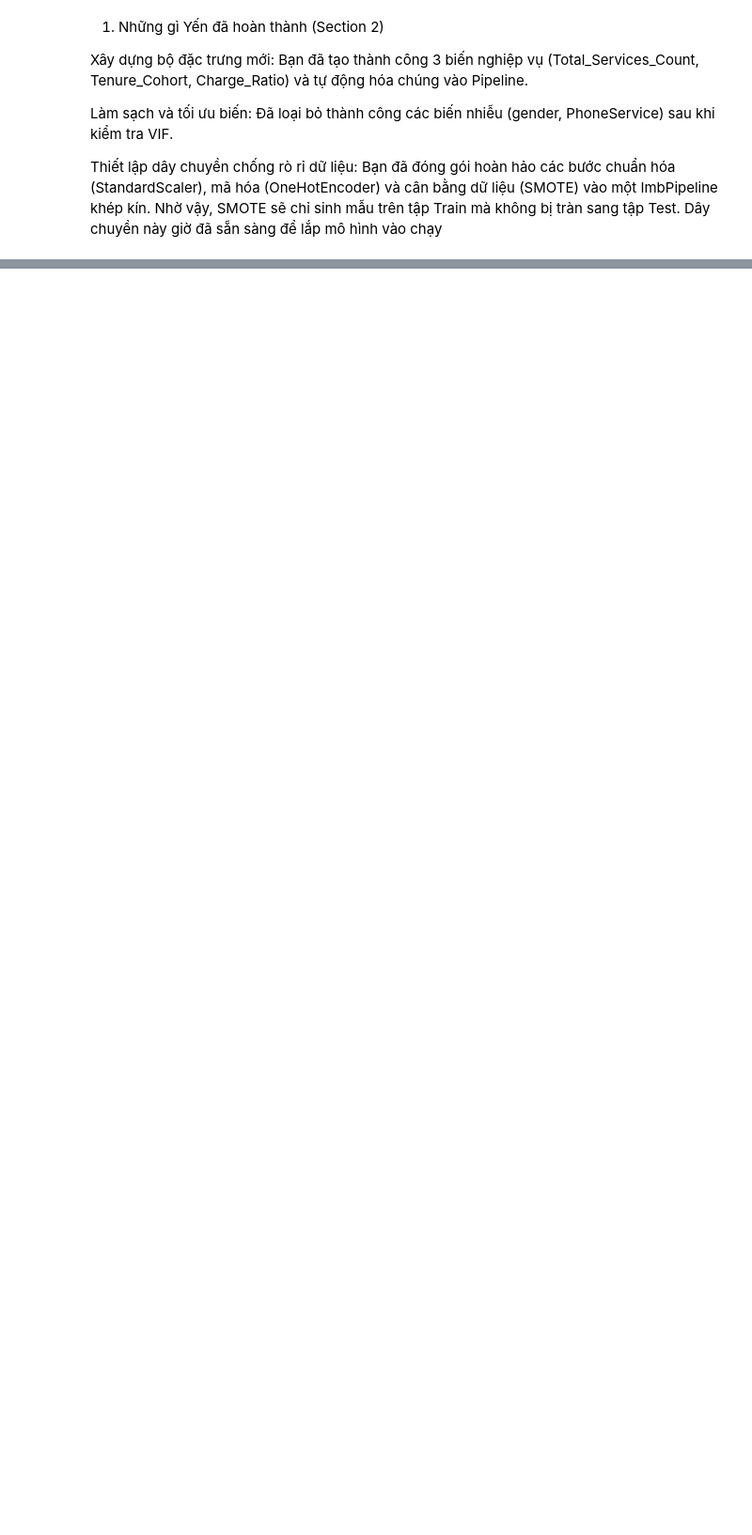
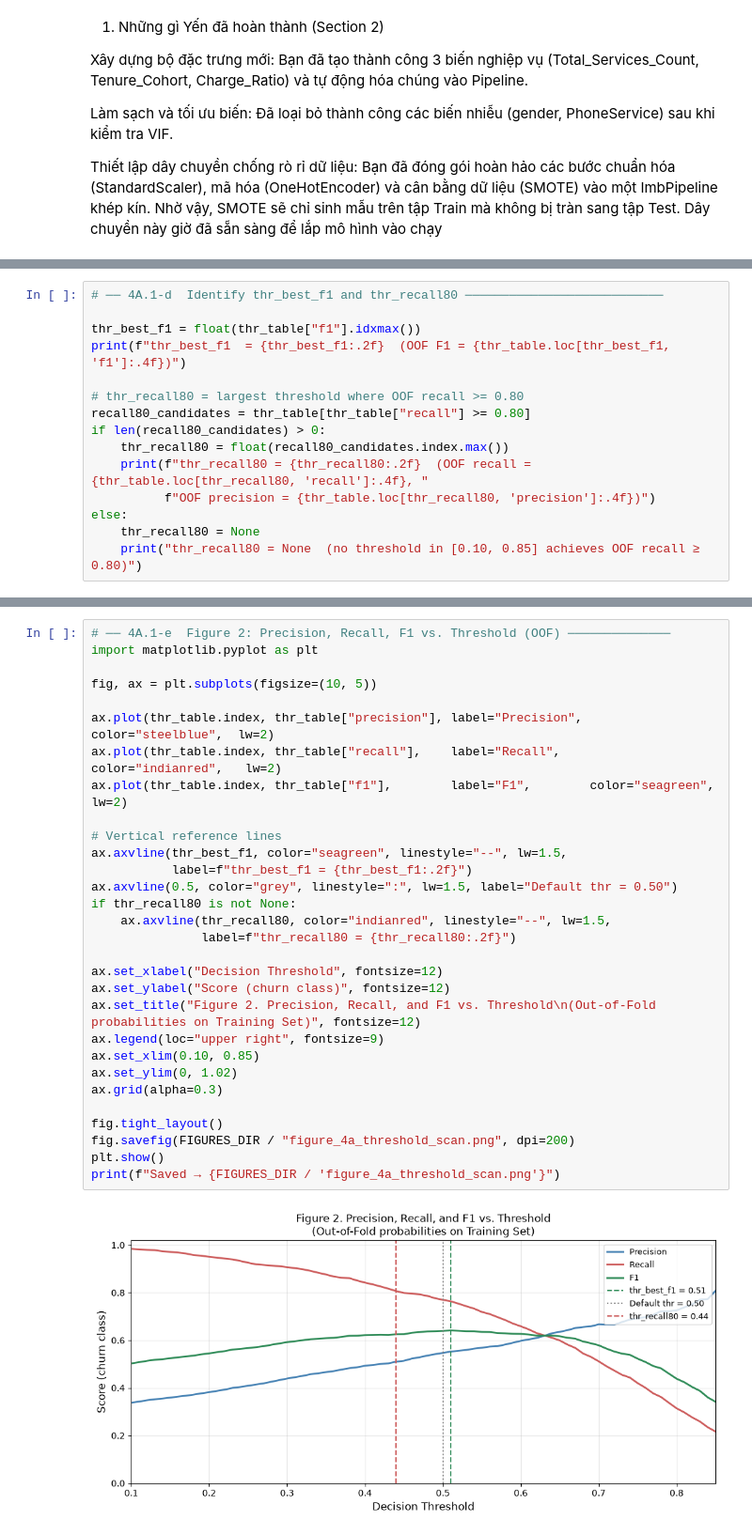
Before and after one commit to nhnminh1409/DS66B_group_11, a Jupyter notebook: master_churn_prediction.ipynb, the cells around one changed output, grey strips where cells are left out. Shown at 94% size. Saved outputs shown, nothing was run; the diff lists cells and outputs as text; blank space fills up the shorter version.

```diff
--- a/master_churn_prediction.ipynb
+++ b/master_churn_prediction.ipynb
@@ -673,0 +1507,15 @@ Thiết lập dây chuyền chống rò rỉ dữ liệu: Bạn đã đóng gói
+# %%
+# ── 4A.1-d  Identify thr_best_f1 and thr_recall80 ───────────────────────────
+
+thr_best_f1 = float(thr_table["f1"].idxmax())
+print(f"thr_best_f1  = {thr_best_f1:.2f}  (OOF F1 = {thr_table.loc[thr_best_f1, 'f1']:.4f})")
+
+# thr_recall80 = largest threshold where OOF recall >= 0.80
+recall80_candidates = thr_table[thr_table["recall"] >= 0.80]
+if len(recall80_candidates) > 0:
+    thr_recall80 = float(recall80_candidates.index.max())
+    print(f"thr_recall80 = {thr_recall80:.2f}  (OOF recall = {thr_table.loc[thr_recall80, 'recall']:.4f}, "
+          f"OOF precision = {thr_table.loc[thr_recall80, 'precision']:.4f})")
+else:
+    thr_recall80 = None
+    print("thr_recall80 = None  (no threshold in [0.10, 0.85] achieves OOF recall ≥ 0.80)")
@@ -673,0 +1525,32 @@ Thiết lập dây chuyền chống rò rỉ dữ liệu: Bạn đã đóng gói
+# %%
+# ── 4A.1-e  Figure 2: Precision, Recall, F1 vs. Threshold (OOF) ──────────────
+import matplotlib.pyplot as plt
+
+fig, ax = plt.subplots(figsize=(10, 5))
+
+ax.plot(thr_table.index, thr_table["precision"], label="Precision", color="steelblue",  lw=2)
+ax.plot(thr_table.index, thr_table["recall"],    label="Recall",    color="indianred",   lw=2)
+ax.plot(thr_table.index, thr_table["f1"],        label="F1",        color="seagreen",    lw=2)
+
+# Vertical reference lines
+ax.axvline(thr_best_f1, color="seagreen", linestyle="--", lw=1.5,
+           label=f"thr_best_f1 = {thr_best_f1:.2f}")
+ax.axvline(0.5, color="grey", linestyle=":", lw=1.5, label="Default thr = 0.50")
+if thr_recall80 is not None:
+    ax.axvline(thr_recall80, color="indianred", linestyle="--", lw=1.5,
+               label=f"thr_recall80 = {thr_recall80:.2f}")
+
+ax.set_xlabel("Decision Threshold", fontsize=12)
+ax.set_ylabel("Score (churn class)", fontsize=12)
+ax.set_title("Figure 2. Precision, Recall, and F1 vs. Threshold\n(Out-of-Fold probabilities on Training Set)", fontsize=12)
+ax.legend(loc="upper right", fontsize=9)
+ax.set_xlim(0.10, 0.85)
+ax.set_ylim(0, 1.02)
+ax.grid(alpha=0.3)
+
+fig.tight_layout()
+fig.savefig(FIGURES_DIR / "figure_4a_threshold_scan.png", dpi=200)
+plt.show()
+print(f"Saved → {FIGURES_DIR / 'figure_4a_threshold_scan.png'}")
+# %% [output]
+[figure, added]
```
Also changed, not shown: parts of 69 cells of this notebook.
